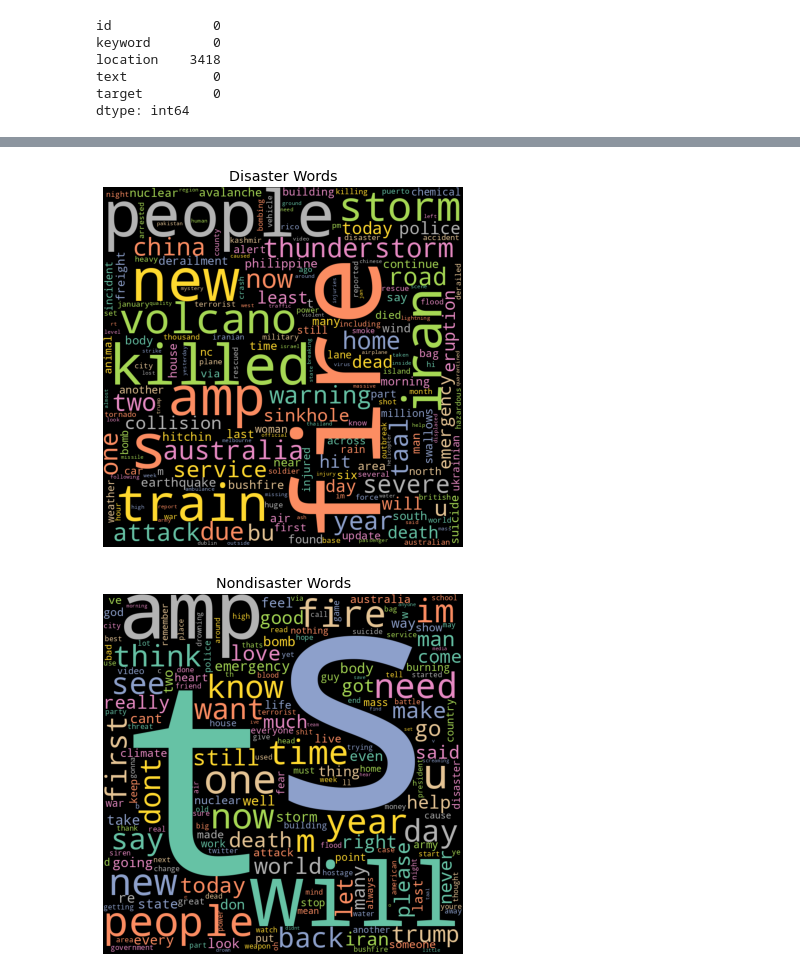
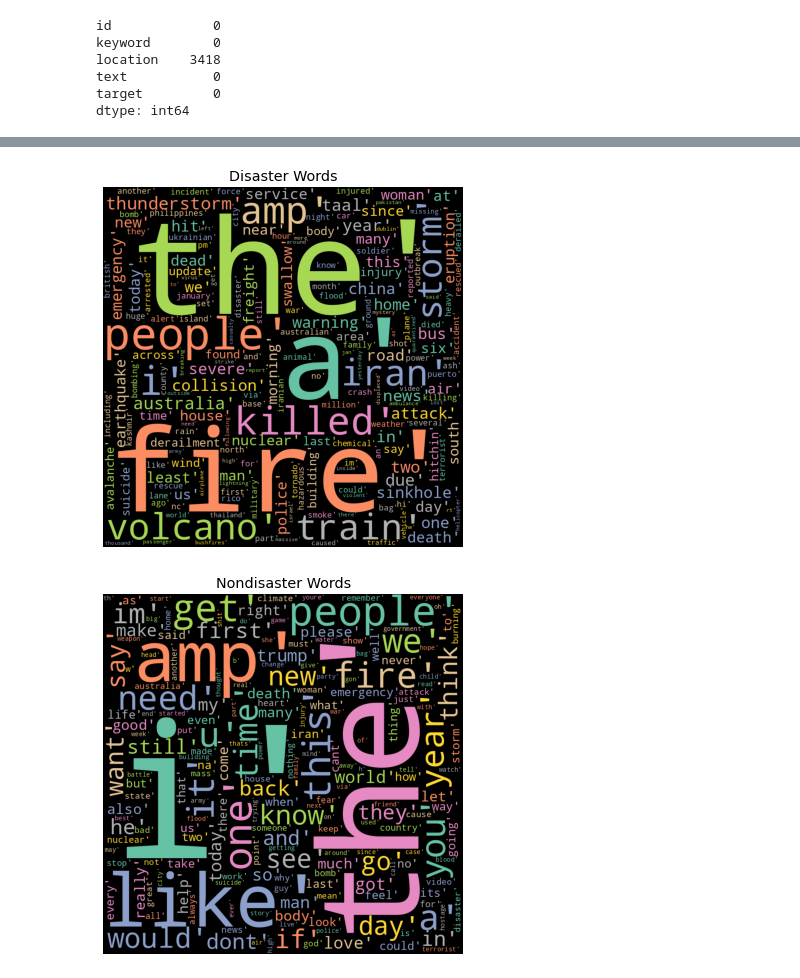
Before and after one commit to aryatalathi/NLP-Disaster, a Jupyter notebook: nlp-disaster.ipynb, the cells around one changed output, grey strips where cells are left out. Saved outputs shown, nothing was run; the diff lists cells and outputs as text; code cells hidden in the pictures.

```diff
--- a/nlp-disaster.ipynb
+++ b/nlp-disaster.ipynb
@@ -186,0 +227,2 @@ df['words'] = words
+# %%
+df_final = df.drop(['text', 'location', 'words'], axis=1)
@@ -187,4 +238,4 @@ df['words'] = words
 # %%
-df["wordcount"] = df.words.str.split().map(lambda x: len(x))
-df
+df_final["wordcount"] = df_final.words_final.str.split().map(lambda x: len(x))
+df_final
 # %% [output]
@@ -220,6 +259,6 @@ df.drop(['text'], axis=1)
 # %%
-df1 = df[df['target'] == 1]
-df0 = df[df['target'] == 0]
+df1 = df_final[df_final['target'] == 1]
+df0 = df_final[df_final['target'] == 0]
 # %%
 import matplotlib.pyplot as plt
 from wordcloud import WordCloud, STOPWORDS
@@ -227,7 +266,7 @@ from wordcloud import WordCloud, STOPWORDS
 comment_words = ''
 
 # iterate through the csv file
-for val in df1.text:
+for val in df1.words_final:
 
 
     # typecaste each val to string
@@ -256,7 +295,7 @@ plt.tight_layout(pad = 0)
 plt.title("Disaster Words")
 plt.show()
 # %% [output]
-[figure, old version]
+[figure, new version]
 # %%
 import matplotlib.pyplot as plt
 from wordcloud import WordCloud, STOPWORDS
@@ -264,34 +303,34 @@ from wordcloud import WordCloud, STOPWORDS
 comment_words = ''
 
 # iterate through the csv file
-for val in df0.text:
+for val in df0.words_final:
 
 
     # typecaste each val to string
     val = str(val)
 
     # split the value
     tokens = val.split()
 
     # Converts each token into lowercase
     for i in range(len(tokens)):
         tokens[i] = tokens[i].lower()
 
     comment_words += " ".join(tokens)+" "
 
 
 wordcloud = WordCloud(width = 800, height = 800,
                 background_color ='black',
                 min_font_size = 10,
                 colormap='Set2', collocations=False).generate(comment_words)
 
 # plot the WordCloud image
 plt.figure(figsize = (5, 5), facecolor = None)
 plt.imshow(wordcloud)
 plt.axis("off")
 plt.tight_layout(pad = 0)
 plt.title("Nondisaster Words")
 
 plt.show()
 # %% [output]
-[figure, old version]
+[figure, new version]
```
Also changed, not shown: parts of 26 cells of this notebook.
